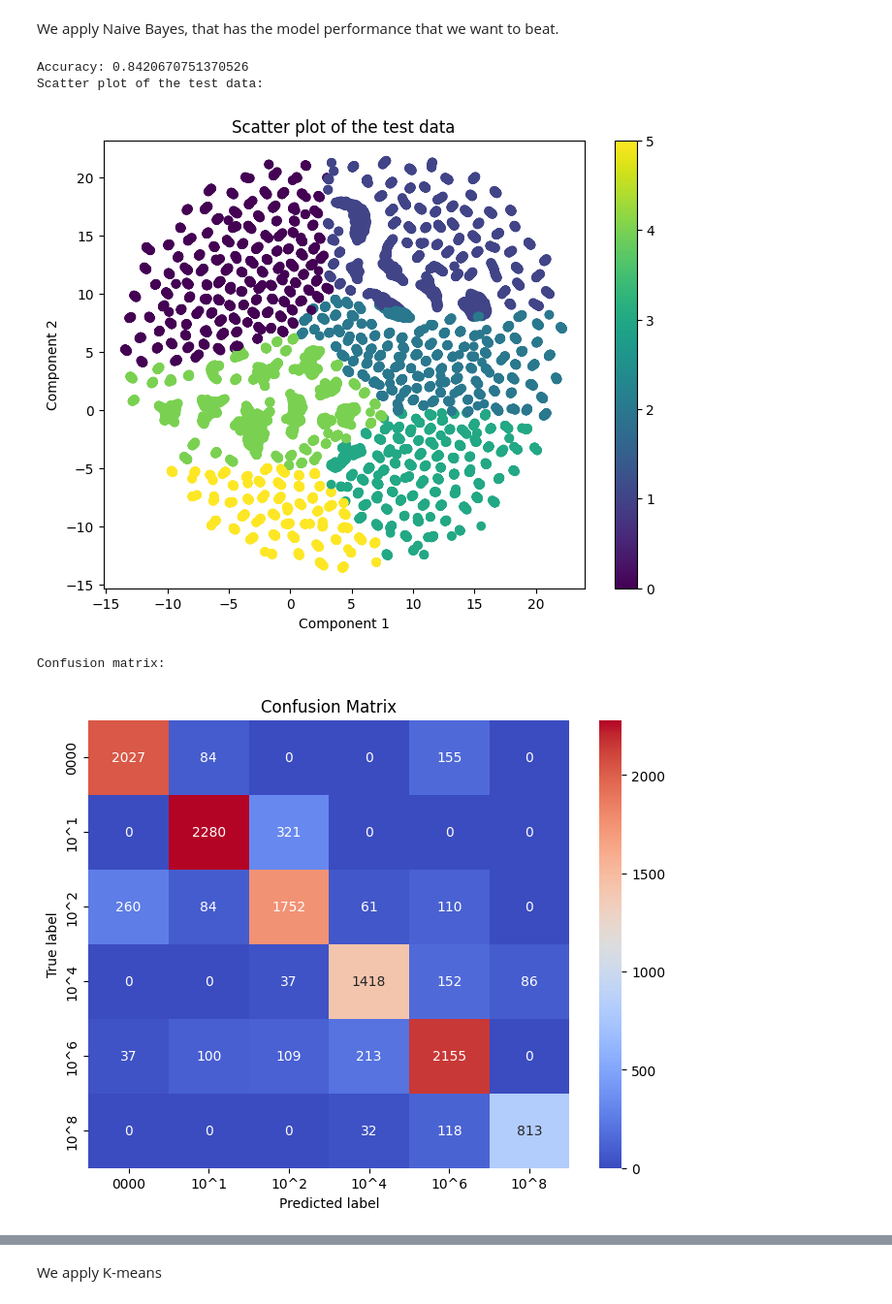
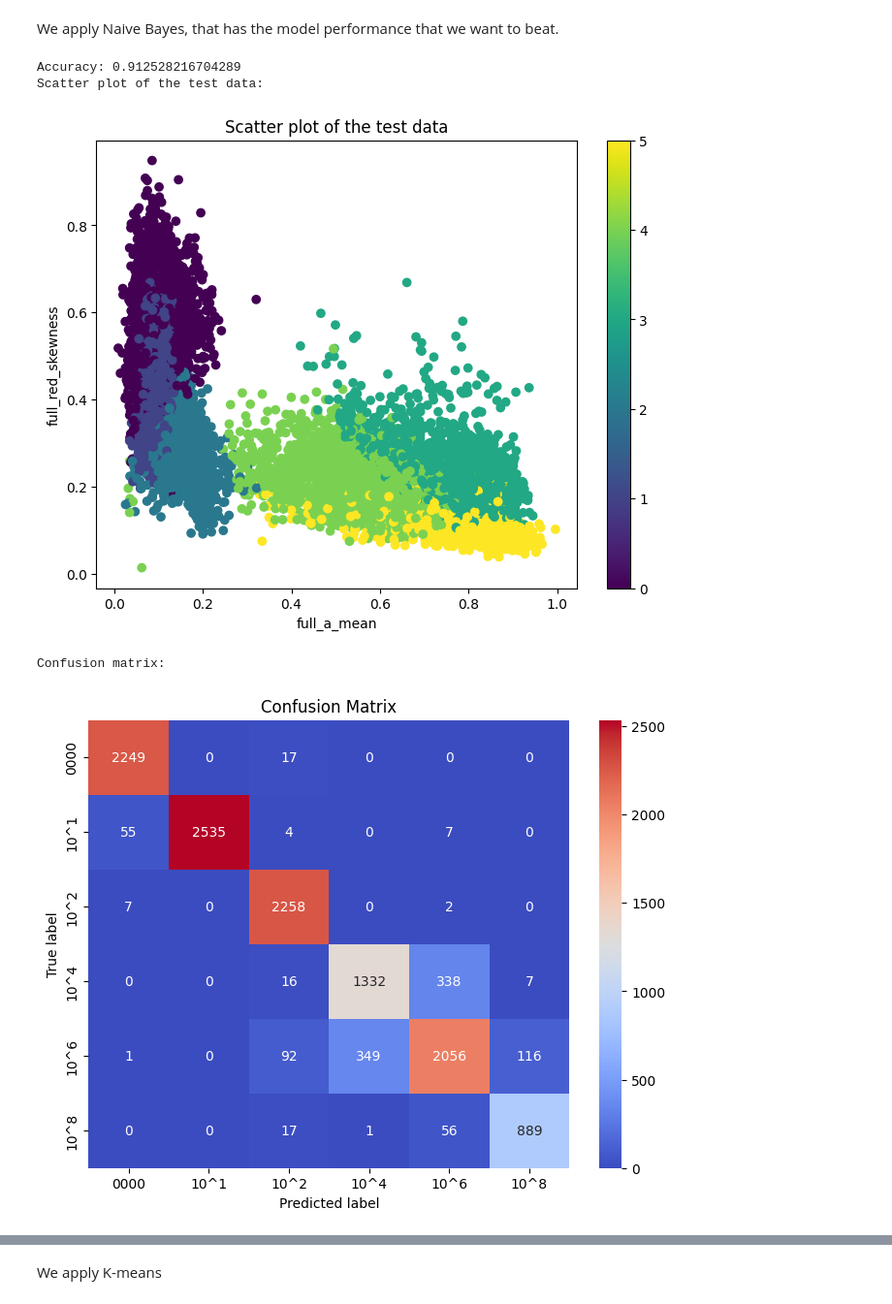
Before and after one commit to Frollamma/progetto-piccialli, a Jupyter notebook: main_numeric.ipynb, the cells around one changed output, grey strips where cells are left out. Shown at 97% size. Drawn from its saved outputs; the diff is of its cells as text; code cells hidden in the pictures.

```diff
--- a/main_numeric.ipynb
+++ b/main_numeric.ipynb
@@ -18,6 +18,8 @@ from utils import print_full_classification_report, print_full_regression_report
 We notice that most features are numeric, we ask ourselves if we can perform training on a dataset with only numeric features.
 # %%
 LABEL_COLUMNS = ['class_target', 'value_target']
+CLASSES = sorted(df['class_target'].unique())
+CLASSES_SHORT = [class_.split(' CFU:mL')[0] for class_ in CLASSES]
 FEATURES_COLUMNS = [col for col in df.columns if col not in LABEL_COLUMNS]
 
 # Print numeric features and one example value using pd.api.types.is_numeric_dtype
@@ -537,13 +435,13 @@ X_umap = pickle.load(open('X_umap.pkl', 'rb'))
 # %%
-# Split the data into training and testing sets
+import pickle
 import numpy as np
 from sklearn.model_selection import train_test_split
-from sklearn.preprocessing import LabelEncoder
 
-# Set the dataset
-le = LabelEncoder()
-X = X_umap
-y = le.fit_transform(df_onehot_dropped_chi2["class_target"])
+FEATURES_COLUMNS = [col for col in df_numeric_dropped_chi2.columns if col not in LABEL_COLUMNS]
+
+# Open pickle files from X_numeric.pkl and y_numeric.pkl
+X = pickle.load(open('X_numeric.pkl', 'rb'))
+y = pickle.load(open('y_numeric.pkl', 'rb'))
 
 # Set the test size
 test_size = 0.2
@@ -573,10 +471,10 @@ print(f"X_test[0]: {X_test[0]}")
 print(f"y_test[0]: {y_test[0]}")
 
 # Save to pickle files
-pickle.dump(X, open('X_classification.pkl', 'wb'))
-pickle.dump(X_train, open('X_train_classification.pkl', 'wb'))
-pickle.dump(X_test, open('X_test_classification.pkl', 'wb'))
-pickle.dump(y, open('y_classification.pkl', 'wb'))
-pickle.dump(y_train, open('y_train_classification.pkl', 'wb'))
-pickle.dump(y_test, open('y_test_classification.pkl', 'wb'))
+pickle.dump(X, open('X_numeric_classification.pkl', 'wb'))
+pickle.dump(X_train, open('X_numeric_train_classification.pkl', 'wb'))
+pickle.dump(X_test, open('X_numeric_test_classification.pkl', 'wb'))
+pickle.dump(y, open('y_numeric_classification.pkl', 'wb'))
+pickle.dump(y_train, open('y_numeric_train_classification.pkl', 'wb'))
+pickle.dump(y_test, open('y_numeric_test_classification.pkl', 'wb'))
 # %% [output]
@@ -600,35 +500,37 @@ We import the training and test data
 # Import the training and test data from pickle files
 import pickle
 
-X = pickle.load(open('X_classification.pkl', 'rb'))
-X_train = pickle.load(open('X_train_classification.pkl', 'rb'))
-X_test = pickle.load(open('X_test_classification.pkl', 'rb'))
-y = pickle.load(open('y_classification.pkl', 'rb'))
-y_train = pickle.load(open('y_train_classification.pkl', 'rb'))
-y_test = pickle.load(open('y_test_classification.pkl', 'rb'))
+X = pickle.load(open('X_numeric_classification.pkl', 'rb'))
+X_train = pickle.load(open('X_numeric_train_classification.pkl', 'rb'))
+X_test = pickle.load(open('X_numeric_test_classification.pkl', 'rb'))
+y = pickle.load(open('y_numeric_classification.pkl', 'rb'))
+y_train = pickle.load(open('y_numeric_train_classification.pkl', 'rb'))
+y_test = pickle.load(open('y_numeric_test_classification.pkl', 'rb'))
+
+CLASSIFICATION_PLOT_AXES = ["full_a_mean", "full_red_skewness"]
 # %% [markdown]
 We apply Naive Bayes, that has the model performance that we want to beat.
 # %%
 # Apply Naive Bayes
 from sklearn.naive_bayes import GaussianNB
 
 # Create an instance of the model
 nb = GaussianNB()
 
 # Fit the model to the training data
 nb.fit(X_train, y_train)
 
 # Predict the classes of the test data
 y_pred = nb.predict(X_test)
 
 # Print the full classification report
-print_full_classification_report(y_test, y_pred, X_test=X_test, target_names=CLASSES_SHORT)
+print_full_classification_report(y_test, y_pred, X_test=X_test, axes_names=CLASSIFICATION_PLOT_AXES, classes_names=CLASSES_SHORT)
 # %% [output]
-Accuracy: 0.8420670751370526
+Accuracy: 0.912528216704289
 Scatter plot of the test data:
-[figure, old version]
+[figure, new version]
 Confusion matrix:
-[figure, old version]
+[figure, new version]
 Classification Report:
               precision    recall  f1-score   support
 
```
Also changed, not shown: parts of 53 cells of this notebook, 3 other files.
